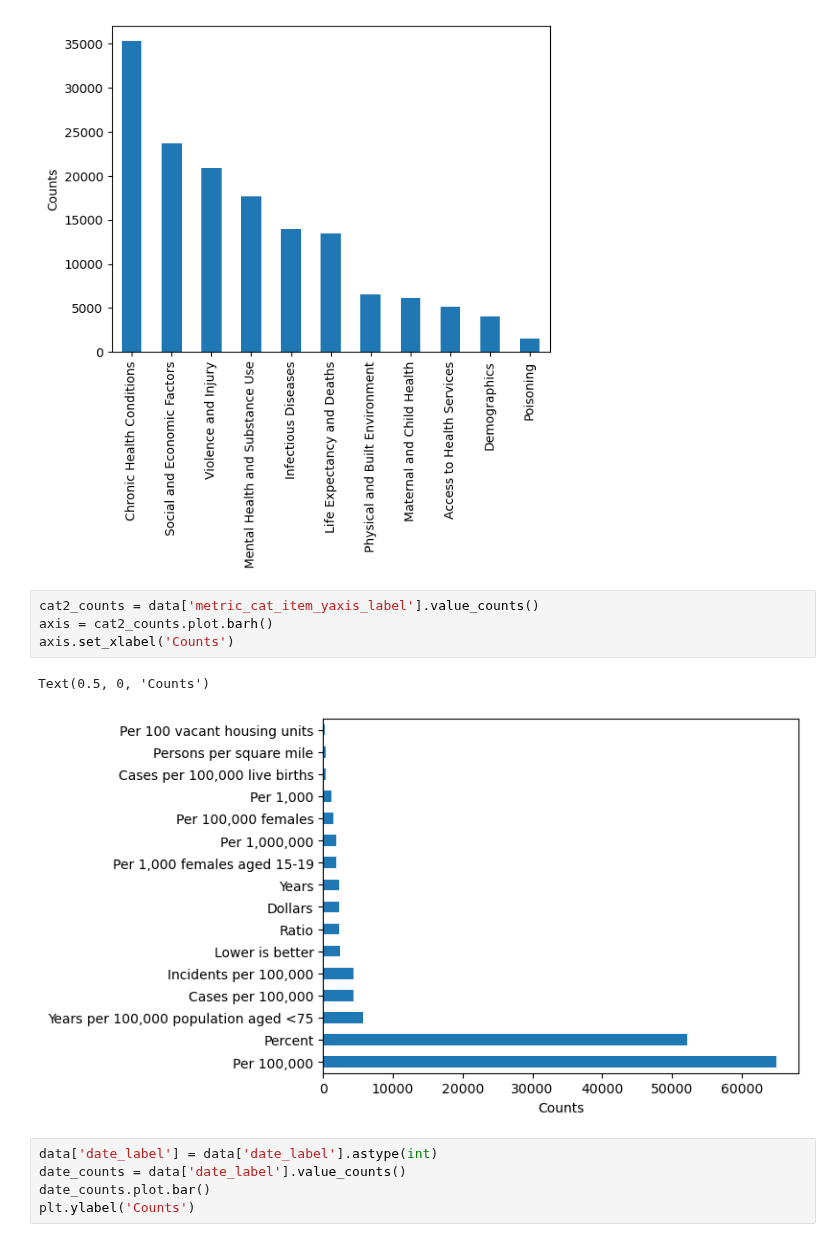
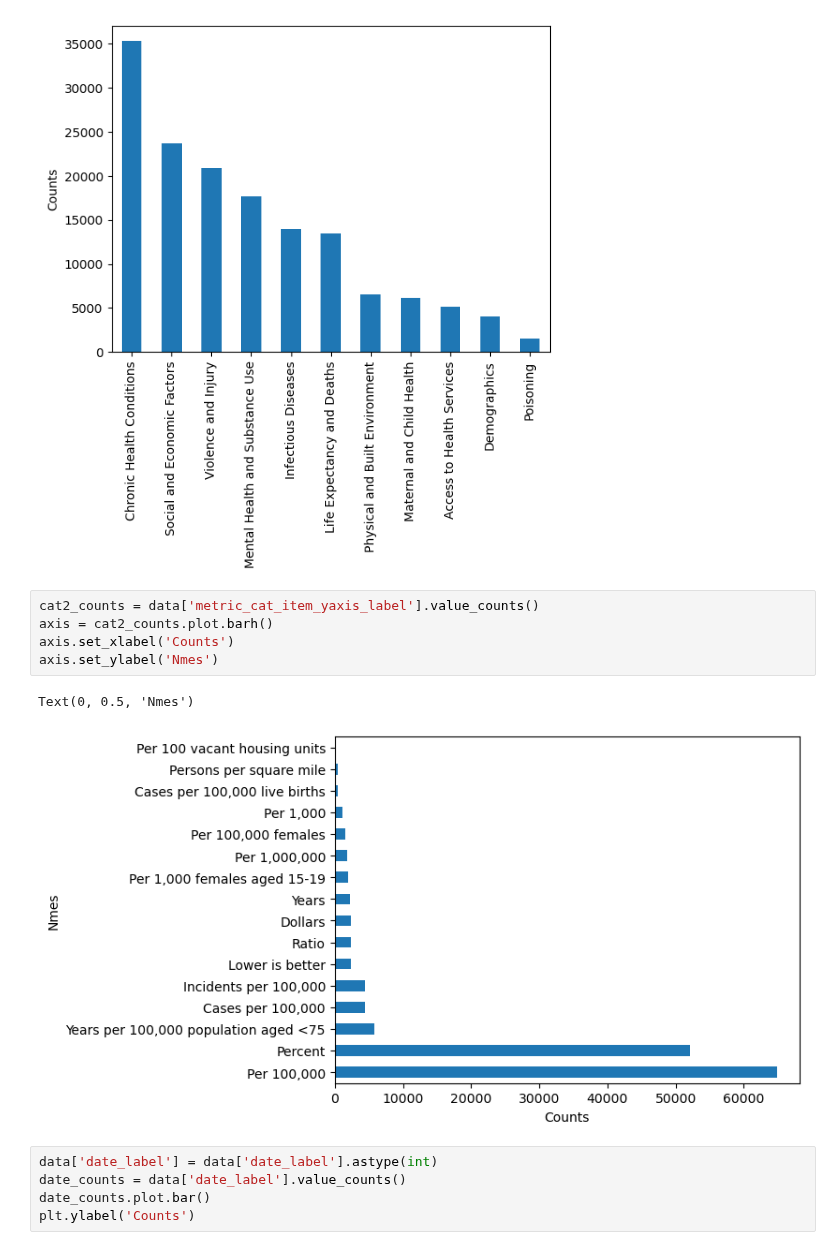
Before and after one commit to kohlerch/G4C-Project, a Jupyter notebook: Project/big-cities-health/BigCitiesHealth.ipynb, the cells around one changed output. Cells and saved outputs as stored; diff of their text form.

```diff
--- a/Project/big-cities-health/BigCitiesHealth.ipynb
+++ b/Project/big-cities-health/BigCitiesHealth.ipynb
@@ -48,10 +68,11 @@ Text(0, 0.5, 'Counts')
 # %%
 cat2_counts = data['metric_cat_item_yaxis_label'].value_counts()
 axis = cat2_counts.plot.barh()
 axis.set_xlabel('Counts')
+axis.set_ylabel('Nmes')
 # %% [output]
-Text(0.5, 0, 'Counts')
+Text(0, 0.5, 'Nmes')
-[figure, old version]
+[figure, new version]
 # %%
 data['date_label'] = data['date_label'].astype(int)
 date_counts = data['date_label'].value_counts()
```
Also changed, not shown: parts of 13 cells of this notebook.
